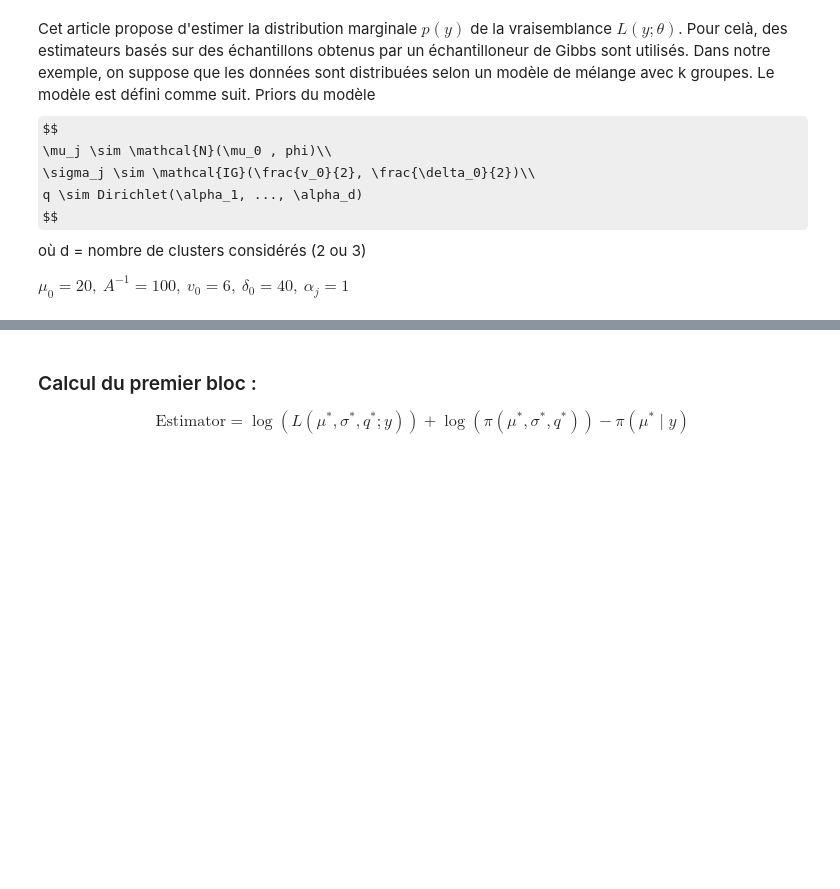
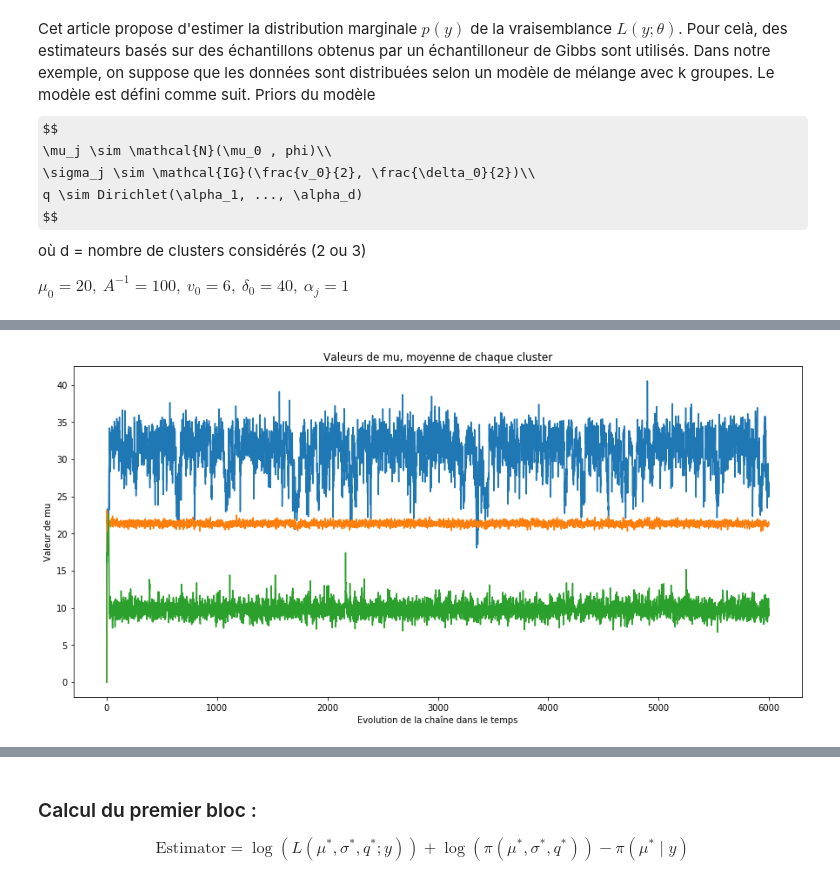
Before and after one commit to Remi-Boutin/Bayesian_statistics_project, a Jupyter notebook: 4_2-Marginal_Likelihood_in_mixture_models.ipynb, the cells around one changed output, grey strips where cells are left out. Saved outputs shown, nothing was run; the diff lists cells and outputs as text; code cells hidden in the pictures; some formulas as TeX source; blank space fills up the shorter version.

```diff
--- a/4_2-Marginal_Likelihood_in_mixture_models.ipynb
+++ b/4_2-Marginal_Likelihood_in_mixture_models.ipynb
@@ -147 +120,12 @@ bar.finish()
+# %%
+fig,ax = plt.subplots(1,figsize=(15,7))
+
+ax.plot(mu_sample, label="mu")
+ax.set_xlabel('Evolution de la chaîne dans le temps')
+ax.set_ylabel('Valeur de mu')
+
+plt.title('Valeurs de mu, moyenne de chaque cluster')
+plt.show()
+# %% [output]
+[figure, added]
 # %%
```
Also changed, not shown: parts of 43 cells of this notebook.
